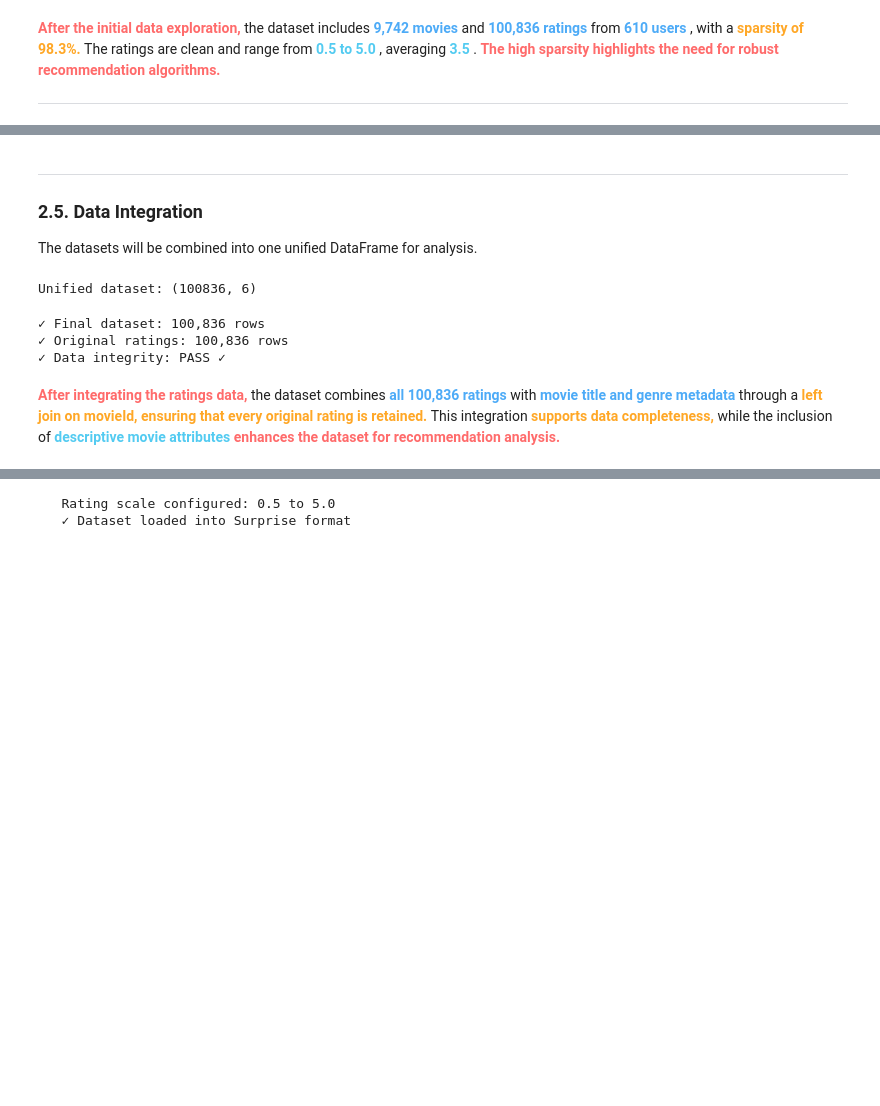
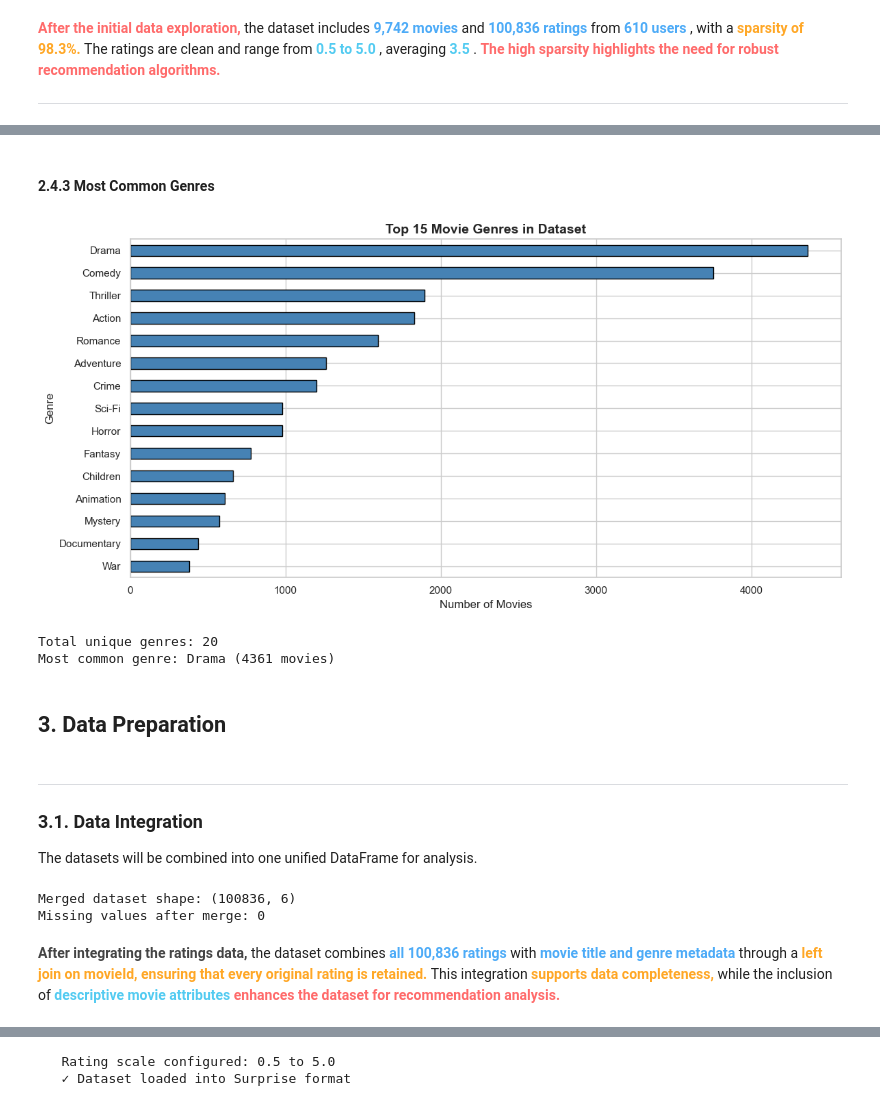
Before and after one commit to MrDenzy/Phase-4-Project---Movie-Recommendation-System, a Jupyter notebook: notebook/blex.ipynb, the cells around one changed output, grey strips where cells are left out. Drawn from its saved outputs; the diff is of its cells as text; code cells hidden in the pictures; blank space fills up the shorter version.

```diff
--- a/notebook/blex.ipynb
+++ b/notebook/blex.ipynb
@@ -219,24 +383,42 @@ The high sparsity highlights the need for robust recommendation algorithms.
+# %% [markdown]
+#### **2.4.3 Most Common Genres**
+# %%
+# Extract all unique genres
+all_genres = []
+for genres in movies_df['genres'].dropna():
+    all_genres.extend(genres.split('|'))
+
+genre_counts = pd.Series(all_genres).value_counts()
+
+plt.figure(figsize=(12, 6))
+genre_counts.head(15).plot(kind='barh', color='steelblue', edgecolor='black')
+plt.title('Top 15 Movie Genres in Dataset', fontsize=14, fontweight='bold')
+plt.xlabel('Number of Movies')
+plt.ylabel('Genre')
+plt.gca().invert_yaxis()
+plt.tight_layout()
+plt.show()
+
+print(f"Total unique genres: {len(genre_counts)}")
+print(f"Most common genre: {genre_counts.index[0]} ({genre_counts.iloc[0]} movies)")
+# %% [output]
+[figure, added]
+Total unique genres: 20
+Most common genre: Drama (4361 movies)
+# %% [markdown]
+## **3. Data Preparation**
 # %% [markdown]
 ---
-### **2.5. Data Integration**
+### **3.1. Data Integration**
 
 The datasets will be combined into one unified DataFrame for analysis.
 # %%
-# Create unified dataset
-# Merge ratings with movies
-movie_data = ratings.merge(movies, on='movieId', how='left')
-
-print(f"Unified dataset: {movie_data.shape}")
+# Create a merged dataset
+data = ratings_df.merge(movies_df, on='movieId', how='left')
+print(f"Merged dataset shape: {data.shape}")
+print(f"Missing values after merge: {data.isnull().sum().sum()}")
 # %% [output]
-Unified dataset: (100836, 6)
+Merged dataset shape: (100836, 6)
+Missing values after merge: 0
-# %%
-# Verify data integrity
-print(f"\n✓ Final dataset: {len(movie_data):,} rows")
-print(f"✓ Original ratings: {len(ratings):,} rows")
-print(f"✓ Data integrity: {'PASS ✓' if len(movie_data) == len(ratings) else 'FAIL ✗'}")
-# %% [output]
-✓ Final dataset: 100,836 rows
-✓ Original ratings: 100,836 rows
-✓ Data integrity: PASS ✓
 # %% [markdown]
-<span style="color:#ff6b6b; font-weight:bold;"> After integrating the ratings data, </span> the dataset combines <span style="color:#4dabf7; font-weight:bold;"> all 100,836 ratings </span> with <span style="color:#4dabf7; font-weight:bold;"> movie title and genre metadata </span> through a <span style="color:#ffa726; font-weight:bold;"> left join on movieId, </span> <span style="color:#ffa726; font-weight:bold;"> ensuring that every original rating is retained. </span> This integration <span style="color:#ffa726; font-weight:bold;"> supports data completeness, </span> while the inclusion of <span style="color:#53cbf1; font-weight:bold;"> descriptive movie attributes </span> <span style="color:#ff6b6b; font-weight:bold;"> enhances the dataset for recommendation analysis. </span>
+<span style="color:#000b; font-weight:bold;"> After integrating the ratings data, </span> the dataset combines <span style="color:#4dabf7; font-weight:bold;"> all 100,836 ratings </span> with <span style="color:#4dabf7; font-weight:bold;"> movie title and genre metadata </span> through a <span style="color:#ffa726; font-weight:bold;"> left join on movieId, </span> <span style="color:#ffa726; font-weight:bold;"> ensuring that every original rating is retained. </span> This integration <span style="color:#ffa726; font-weight:bold;"> supports data completeness, </span> while the inclusion of <span style="color:#53cbf1; font-weight:bold;"> descriptive movie attributes </span> <span style="color:#ff6b6b; font-weight:bold;"> enhances the dataset for recommendation analysis. </span>
```
Also changed, not shown: parts of 85 cells of this notebook.
